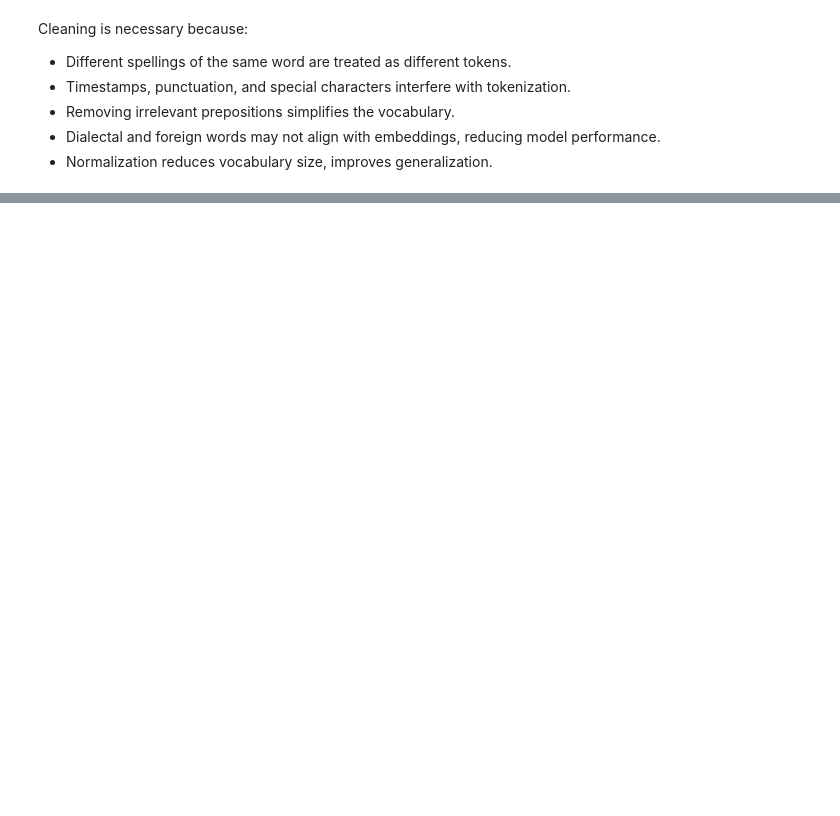
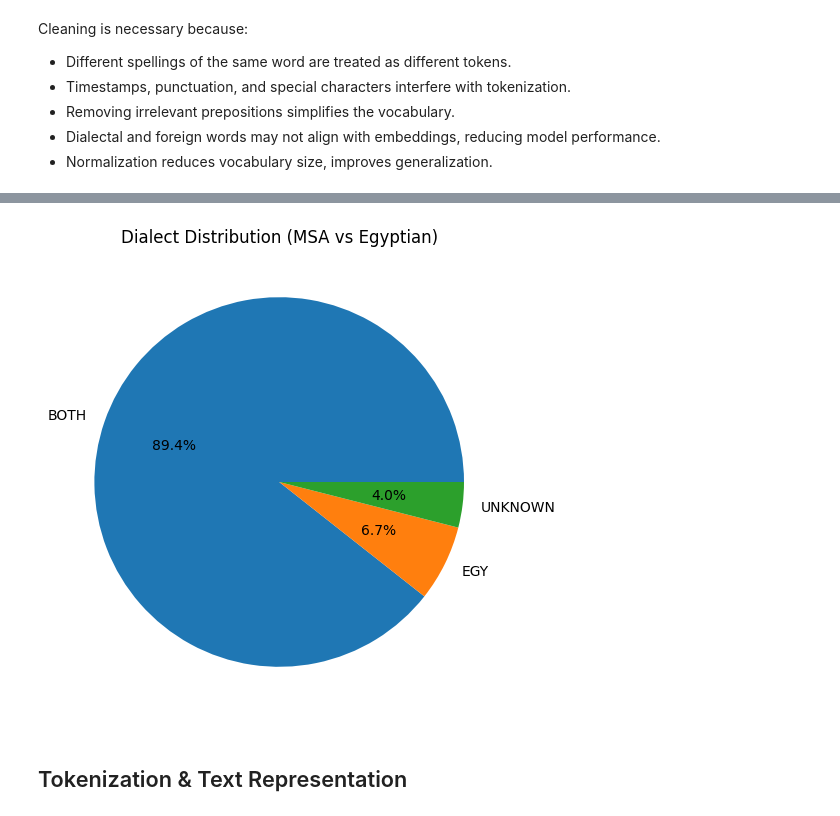
Before and after one commit to MariaEskaros/NLP-project, a Jupyter notebook: notebooks/MS1_EDA.ipynb, the cells around one changed output, grey strips where cells are left out. Cells and saved outputs as stored; diff of their text form; code cells hidden in the pictures; blank space fills up the shorter version.

```diff
--- a/notebooks/MS1_EDA.ipynb
+++ b/notebooks/MS1_EDA.ipynb
@@ -588,0 +802,4 @@ Unique words after cleaning : 20963
+# %%
+unique_words = list(set(tokens))
+
+print("Unique words:", len(unique_words))
@@ -588,0 +808,30 @@ Unique words after cleaning : 20963
+# %%
+def classify_word(word):
+    msa_analyses = msa_analyzer.analyze(word)
+    egy_analyses = egy_analyzer.analyze(word)
+
+    in_msa = len(msa_analyses) > 0
+    in_egy = len(egy_analyses) > 0
+
+    if in_msa and not in_egy:
+        return "MSA"
+    elif in_egy and not in_msa:
+        return "EGY"
+    elif in_msa and in_egy:
+        return "BOTH"
+    else:
+        return "UNKNOWN"
+# %%
+word_labels = {w: classify_word(w) for w in unique_words}
+labels = [word_labels[w] for w in tokens]
+# %%
+counts = Counter(labels)
+
+print("Dialect distribution:")
+for k, v in counts.items():
+    print(f"{k}: {v}")
+
+word_df = pd.DataFrame({
+    "word": tokens,
+    "label": labels
+})
@@ -588,0 +872,11 @@ Unique words after cleaning : 20963
+# %%
+import matplotlib.pyplot as plt
+
+plt.figure(figsize=(6,6))
+plt.pie(counts.values(), labels=counts.keys(), autopct='%1.1f%%')
+plt.title("Dialect Distribution (MSA vs Egyptian)")
+plt.show()
+# %% [output]
+[figure, added]
+# %% [markdown]
+## Tokenization & Text Representation
```
Also changed, not shown: parts of 44 cells of this notebook, 1 other file.
